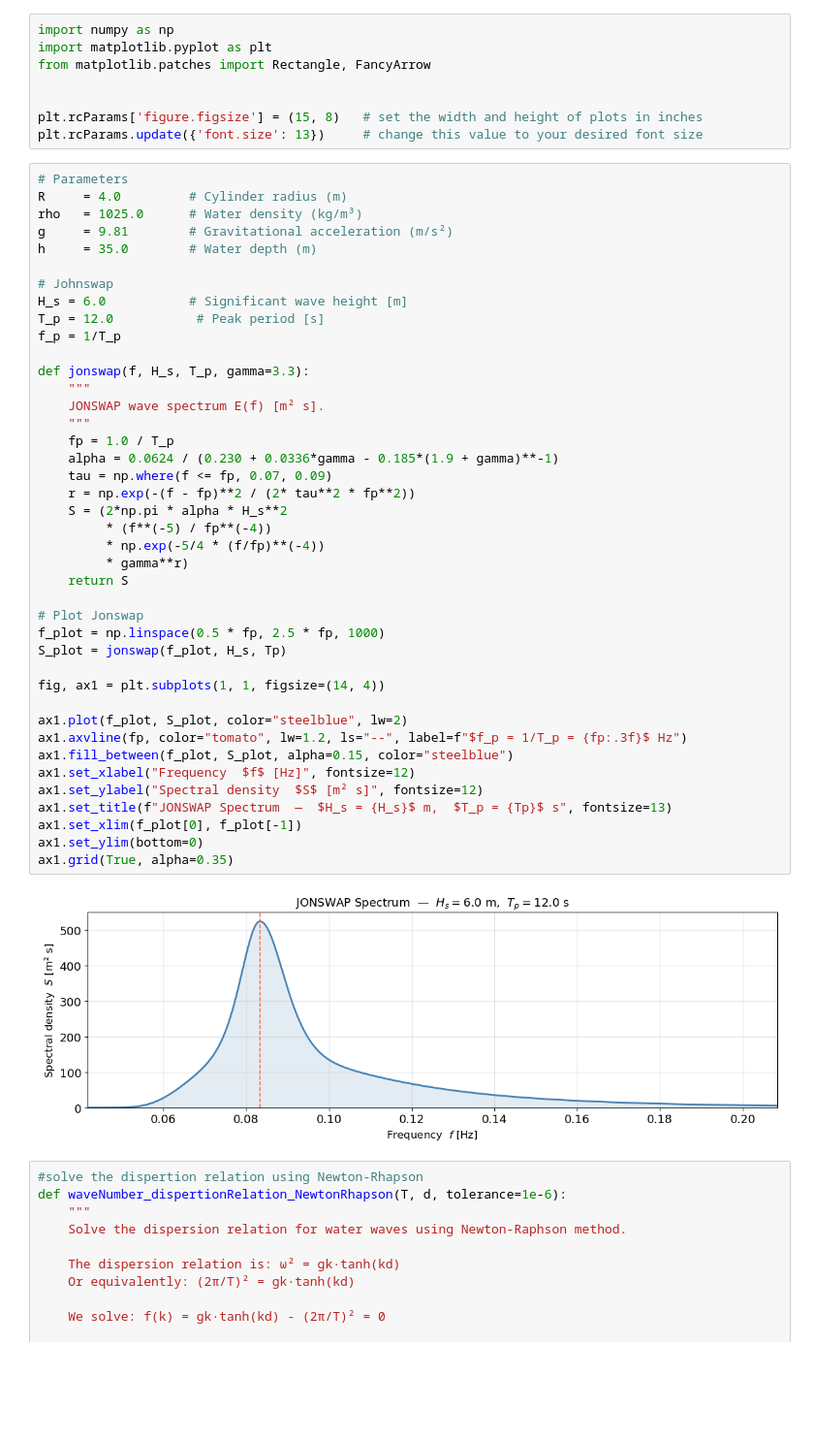
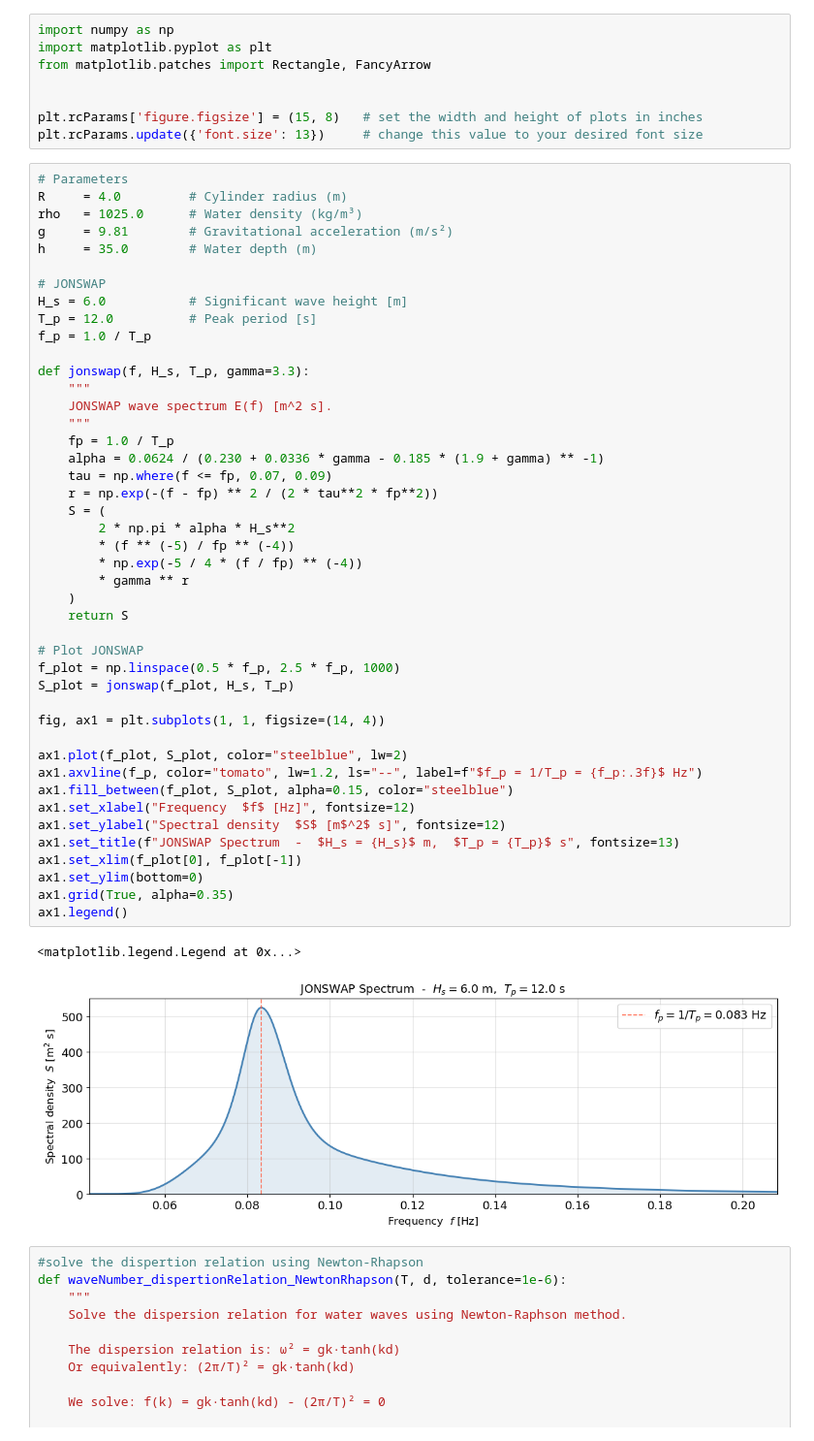
Before and after one commit to JulianEngel1999/FSI_Assignment_2, a Jupyter notebook: impulsive_wave_breaking.ipynb, the cells around one changed output. Shown at 97% size. Drawn from its saved outputs; the diff is of its cells as text; blank space fills up the shorter version.

```diff
--- a/impulsive_wave_breaking.ipynb
+++ b/impulsive_wave_breaking.ipynb
@@ -11,46 +11,50 @@ plt.rcParams.update({'font.size': 13})     # change this value to your desired f
 # %%
 # Parameters
 R     = 4.0         # Cylinder radius (m)
 rho   = 1025.0      # Water density (kg/m³)
 g     = 9.81        # Gravitational acceleration (m/s²)
 h     = 35.0        # Water depth (m)
 
-# Johnswap
+# JONSWAP
 H_s = 6.0           # Significant wave height [m]
-T_p = 12.0           # Peak period [s]
-f_p = 1/T_p
+T_p = 12.0          # Peak period [s]
+f_p = 1.0 / T_p
 
 def jonswap(f, H_s, T_p, gamma=3.3):
     """
-    JONSWAP wave spectrum E(f) [m² s].
+    JONSWAP wave spectrum E(f) [m^2 s].
     """
     fp = 1.0 / T_p
-    alpha = 0.0624 / (0.230 + 0.0336*gamma - 0.185*(1.9 + gamma)**-1)
+    alpha = 0.0624 / (0.230 + 0.0336 * gamma - 0.185 * (1.9 + gamma) ** -1)
     tau = np.where(f <= fp, 0.07, 0.09)
-    r = np.exp(-(f - fp)**2 / (2* tau**2 * fp**2))
-    S = (2*np.pi * alpha * H_s**2
-         * (f**(-5) / fp**(-4))
-         * np.exp(-5/4 * (f/fp)**(-4))
-         * gamma**r)
+    r = np.exp(-(f - fp) ** 2 / (2 * tau**2 * fp**2))
+    S = (
+        2 * np.pi * alpha * H_s**2
+        * (f ** (-5) / fp ** (-4))
+        * np.exp(-5 / 4 * (f / fp) ** (-4))
+        * gamma ** r
+    )
     return S
 
-# Plot Jonswap
-f_plot = np.linspace(0.5 * fp, 2.5 * fp, 1000)
-S_plot = jonswap(f_plot, H_s, Tp)
+# Plot JONSWAP
+f_plot = np.linspace(0.5 * f_p, 2.5 * f_p, 1000)
+S_plot = jonswap(f_plot, H_s, T_p)
 
 fig, ax1 = plt.subplots(1, 1, figsize=(14, 4))
 
 ax1.plot(f_plot, S_plot, color="steelblue", lw=2)
-ax1.axvline(fp, color="tomato", lw=1.2, ls="--", label=f"$f_p = 1/T_p = {fp:.3f}$ Hz")
+ax1.axvline(f_p, color="tomato", lw=1.2, ls="--", label=f"$f_p = 1/T_p = {f_p:.3f}$ Hz")
 ax1.fill_between(f_plot, S_plot, alpha=0.15, color="steelblue")
 ax1.set_xlabel("Frequency  $f$ [Hz]", fontsize=12)
-ax1.set_ylabel("Spectral density  $S$ [m² s]", fontsize=12)
-ax1.set_title(f"JONSWAP Spectrum  —  $H_s = {H_s}$ m,  $T_p = {Tp}$ s", fontsize=13)
+ax1.set_ylabel("Spectral density  $S$ [m$^2$ s]", fontsize=12)
+ax1.set_title(f"JONSWAP Spectrum  -  $H_s = {H_s}$ m,  $T_p = {T_p}$ s", fontsize=13)
 ax1.set_xlim(f_plot[0], f_plot[-1])
 ax1.set_ylim(bottom=0)
 ax1.grid(True, alpha=0.35)
+ax1.legend()
 # %% [output]
+<matplotlib.legend.Legend at 0x...>
-[figure, old version]
+[figure, new version]
 # %%
 #solve the dispertion relation using Newton-Rhapson
 def waveNumber_dispertionRelation_NewtonRhapson(T, d, tolerance=1e-6):
```
Also changed, not shown: parts of 7 cells of this notebook, 2 other files.
